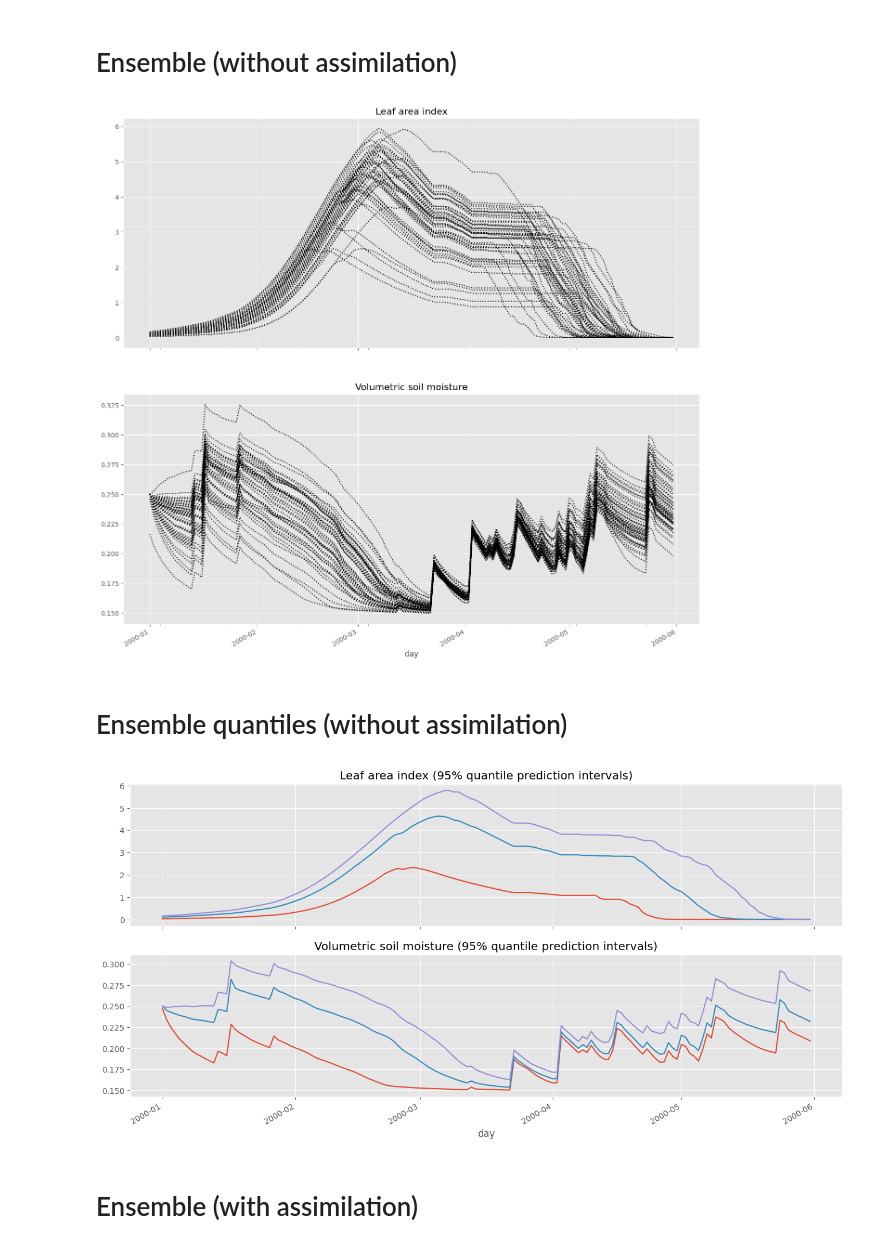
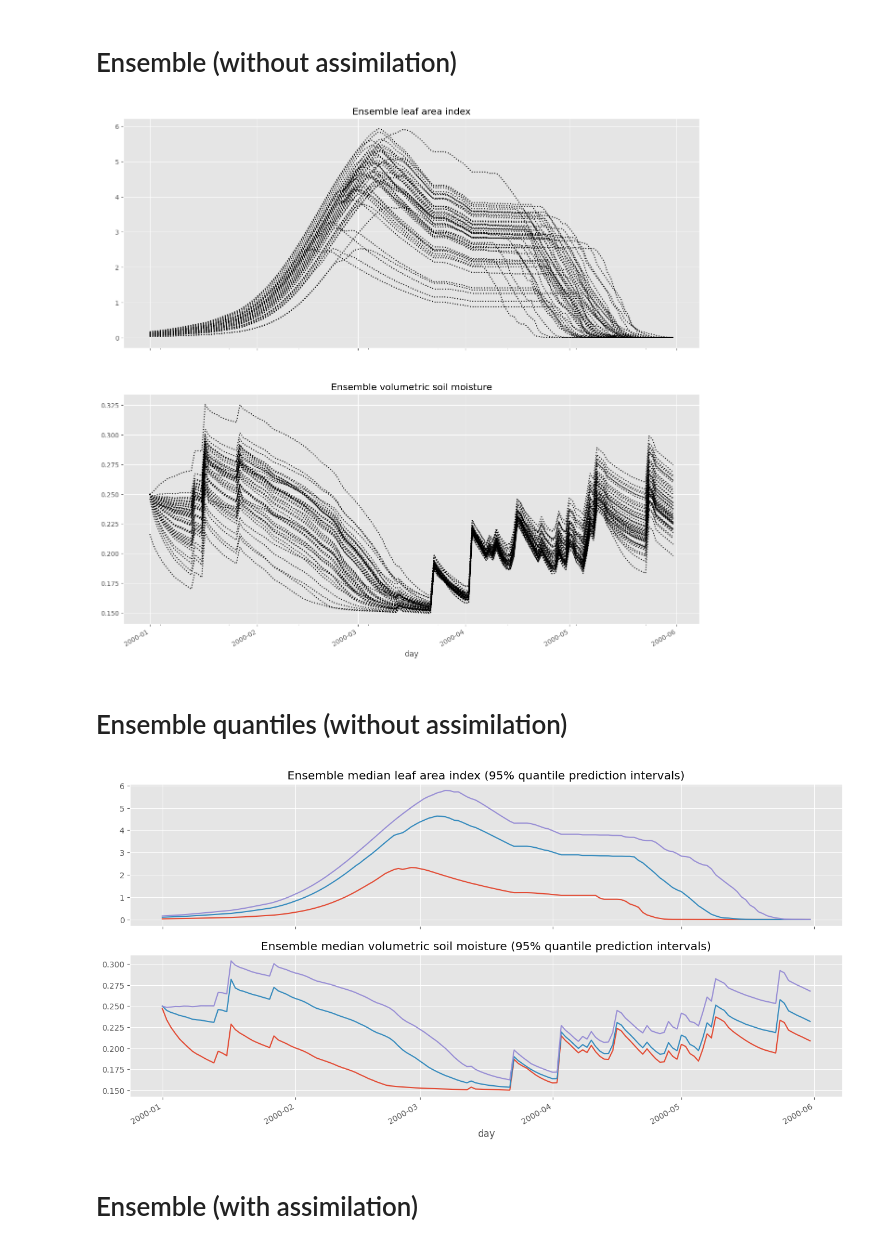
Before and after one commit to JBris/wofost-data-assimilation, a Jupyter notebook: notebooks/serial_hybrid.ipynb, the cells around one changed output. Saved outputs shown, nothing was run; the diff lists cells and outputs as text; code cells hidden in the pictures.

```diff
--- a/notebooks/serial_hybrid.ipynb
+++ b/notebooks/serial_hybrid.ipynb
@@ -103,47 +109,47 @@ fig, axes = plt.subplots(nrows=2, ncols=1, figsize=(16,16), sharex=True)
 for member_df in results:
     member_df["LAI"].plot(style="k:", ax=axes[0])
     member_df["SM"].plot(style="k:", ax=axes[1])
-axes[0].set_title("Leaf area index")
-axes[1].set_title("Volumetric soil moisture")
+axes[0].set_title("Ensemble leaf area index")
+axes[1].set_title("Ensemble volumetric soil moisture")
 fig.autofmt_xdate()
 # %% [output]
-[figure, old version]
+[figure, new version]
 # %% [markdown]
 # Ensemble quantiles (without assimilation)
 # %%
 for i, member_df in enumerate(results):
     member_df["sim_id"] = i
     member_df["observed_LAI"] = observed_df["LAI"]
     member_df["observed_SM"] = observed_df["SM"]
 ensemble_results_df = pd.concat(results)[["sim_id", "LAI", "SM", "observed_SM"]]
 ensemble_results_df
 
 def q1(x):
     return x.quantile(0.025)
 
 def q2(x):
     return x.quantile(0.5)
 
 def q3(x):
     return x.quantile(0.975)
 
 agg = {'LAI': [q1, q2, q3], "SM": [q1, q2, q3]}
 
 combined_results = ensemble_results_df.groupby('day').agg(agg)
 combined_results.columns = ['_'.join(col) for col in combined_results.columns]
 
 fig, axes = plt.subplots(nrows=2, ncols=1, figsize=(16,8), sharex=False)
 combined_results["LAI_q1"].plot(ax=axes[0])
 combined_results["LAI_q2"].plot(ax=axes[0])
 combined_results["LAI_q3"].plot(ax=axes[0])
 combined_results["SM_q1"].plot(ax=axes[1])
 combined_results["SM_q2"].plot(ax=axes[1])
 combined_results["SM_q3"].plot(ax=axes[1])
-axes[0].set_title("Leaf area index (95% quantile prediction intervals)")
-axes[1].set_title("Volumetric soil moisture (95% quantile prediction intervals)")
+axes[0].set_title("Ensemble median leaf area index (95% quantile prediction intervals)")
+axes[1].set_title("Ensemble median volumetric soil moisture (95% quantile prediction intervals)")
 fig.autofmt_xdate()
 # %% [output]
-[figure, old version]
+[figure, new version]
 # %% [markdown]
 # Ensemble (with assimilation)
 # %%
```
Also changed, not shown: parts of 21 cells of this notebook.
